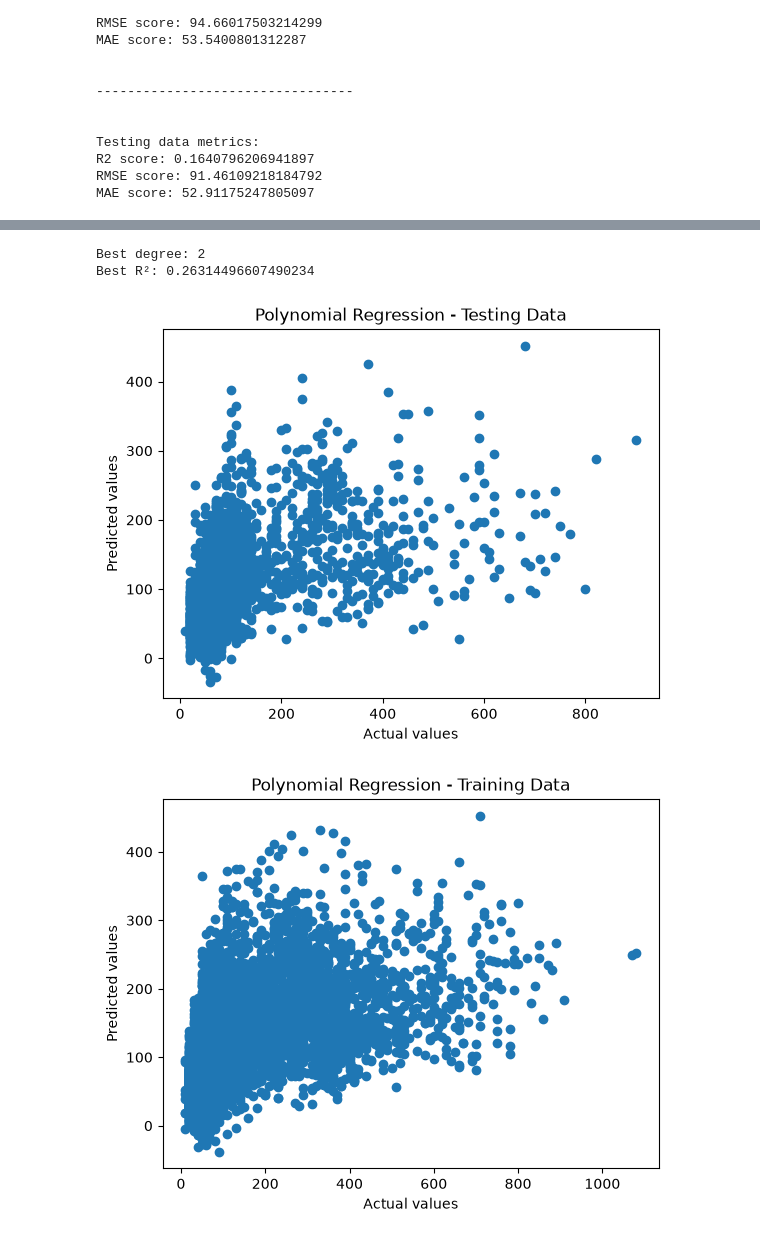
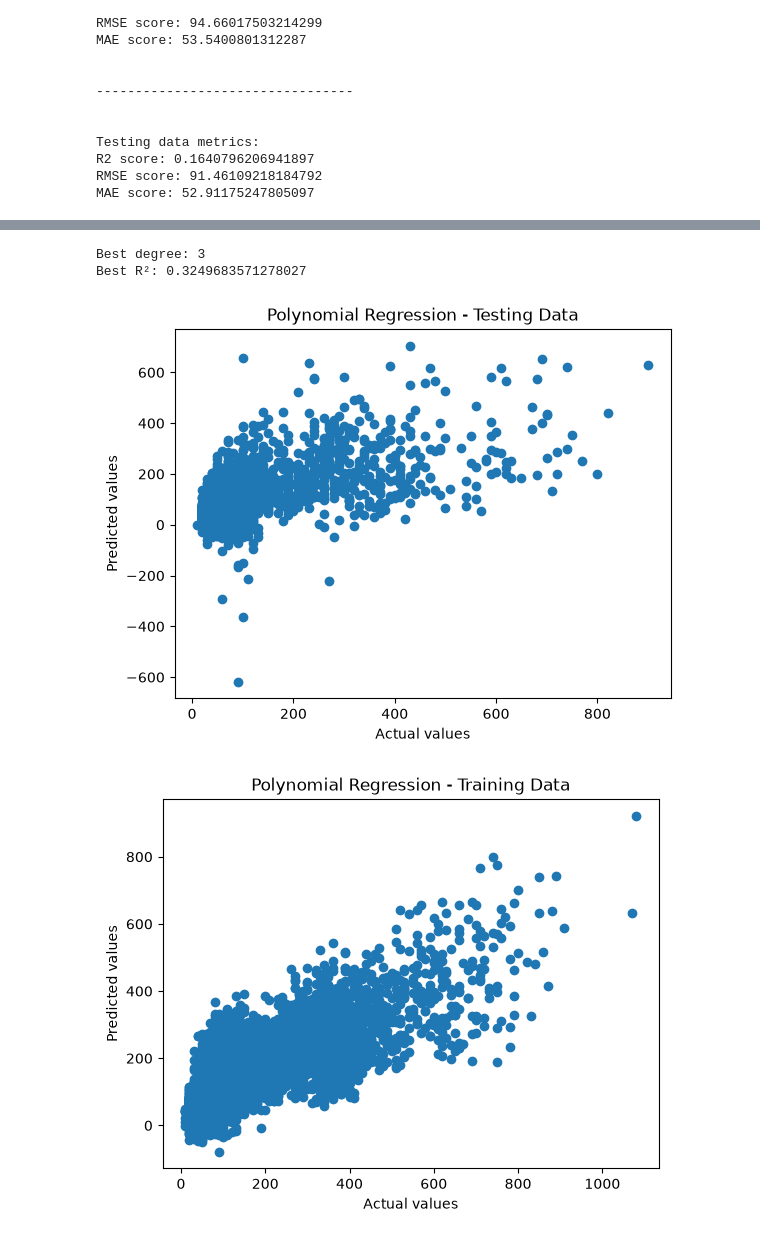
Before and after one commit to kartik815/ML-Classification-Regression-Clustering-Case-Study, a Jupyter notebook: notebooks/regression.ipynb, the cells around one changed output, grey strips where cells are left out. Saved outputs shown, nothing was run; the diff lists cells and outputs as text; code cells hidden in the pictures.

Commit message:
Added degree 3 for polynomial regression

```diff
--- a/notebooks/regression.ipynb
+++ b/notebooks/regression.ipynb
@@ -1129,7 +1129,7 @@ MAE score: 52.91175247805097
 # Polynomial Regression
 
 
-degrees = range(1, 3)
+degrees = range(1, 4)
 
 results = [] #each element: (degree, r2,rmse,mae)
 
@@ -1281,7 +1281,7 @@ print(f"MAE score: {mae_poly_test}")
-Best degree: 2
-Best R²: 0.26314496607490234
+Best degree: 3
+Best R²: 0.3249683571278027
-[figure, old version]
+[figure, new version]
-[figure, old version]
+[figure, new version]
 ---------------------------------
 
 
```
Also changed, not shown: parts of 1 cell of this notebook, 1 other file.
